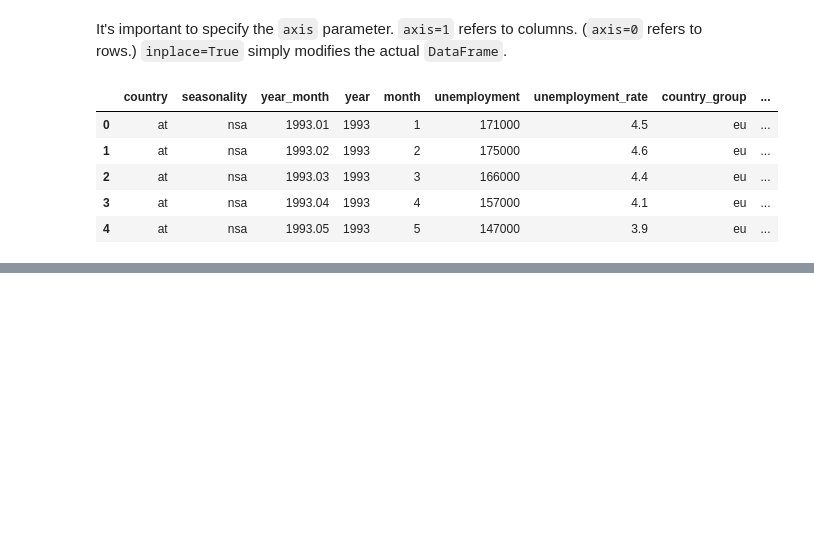
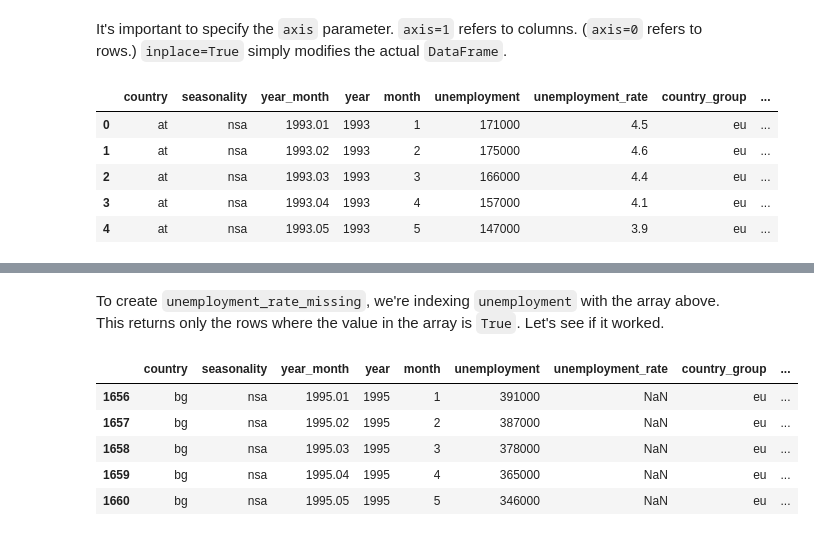
Before and after one commit to dlab-berkeley/Python-Data-Wrangling-Legacy, a Jupyter notebook: introduction-to-pandas.ipynb, the cells around one changed output, grey strips where cells are left out. Cells and saved outputs as stored; diff of their text form; code cells hidden in the pictures; blank space fills up the shorter version.

Commit message:
Missing values section complete; Closes #2

```diff
--- a/introduction-to-pandas.ipynb
+++ b/introduction-to-pandas.ipynb
@@ -376,0 +384,2 @@ Because countries with missing unemployment rate data have at least 36 missing v
+# %%
+unemployment_rate_missing = unemployment[unemployment['unemployment_rate'].isnull()]
@@ -376,0 +402,11 @@ Because countries with missing unemployment rate data have at least 36 missing v
+# %% [markdown]
+To create `unemployment_rate_missing`, we're indexing `unemployment` with the array above. This returns only the rows where the value in the array is `True`. Let's see if it worked.
+# %%
+unemployment_rate_missing.head()
+# %% [output]
+|  | country | seasonality | year_month | year | month | unemployment | unemployment_rate | country_group | ... |
+| 1656 | bg | nsa | 1995.01 | 1995 | 1 | 391000 | NaN | eu | ... |
+| 1657 | bg | nsa | 1995.02 | 1995 | 2 | 387000 | NaN | eu | ... |
+| 1658 | bg | nsa | 1995.03 | 1995 | 3 | 378000 | NaN | eu | ... |
+| 1659 | bg | nsa | 1995.04 | 1995 | 4 | 365000 | NaN | eu | ... |
+| 1660 | bg | nsa | 1995.05 | 1995 | 5 | 346000 | NaN | eu | ... |
```
Also changed, not shown: parts of 14 cells of this notebook.
